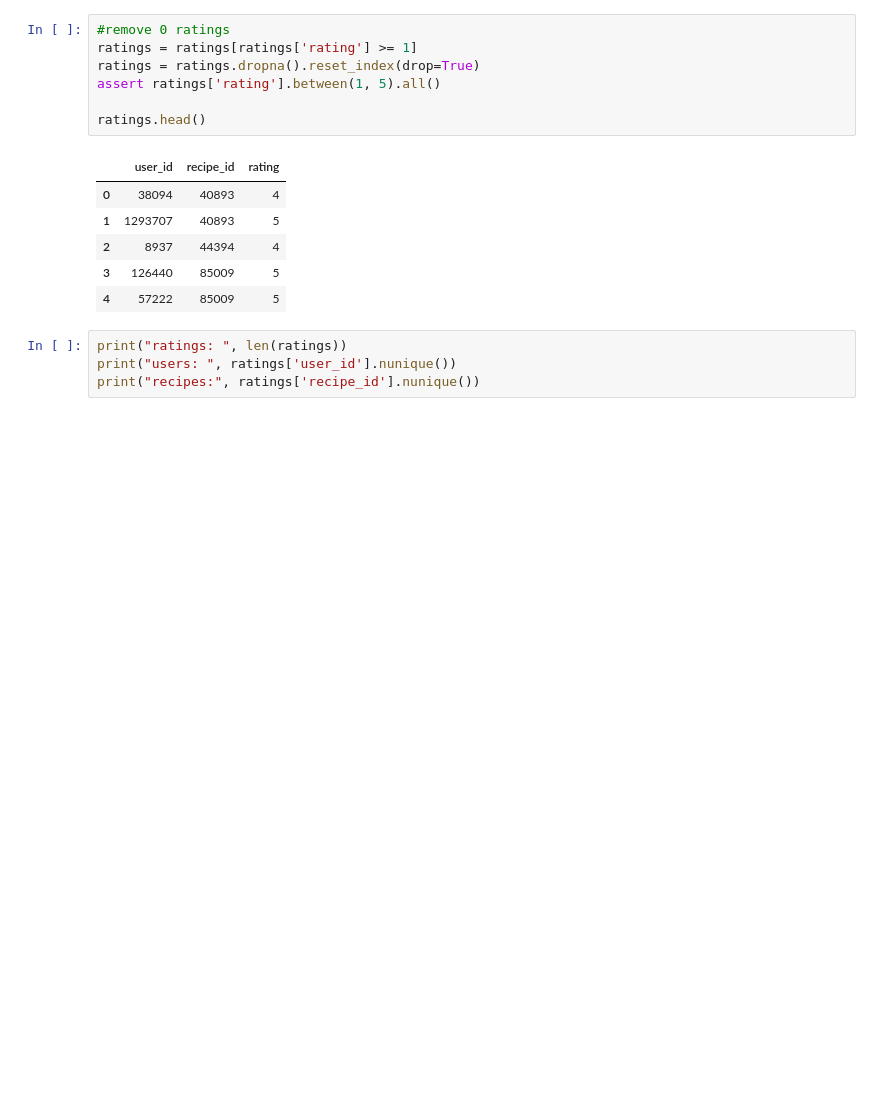
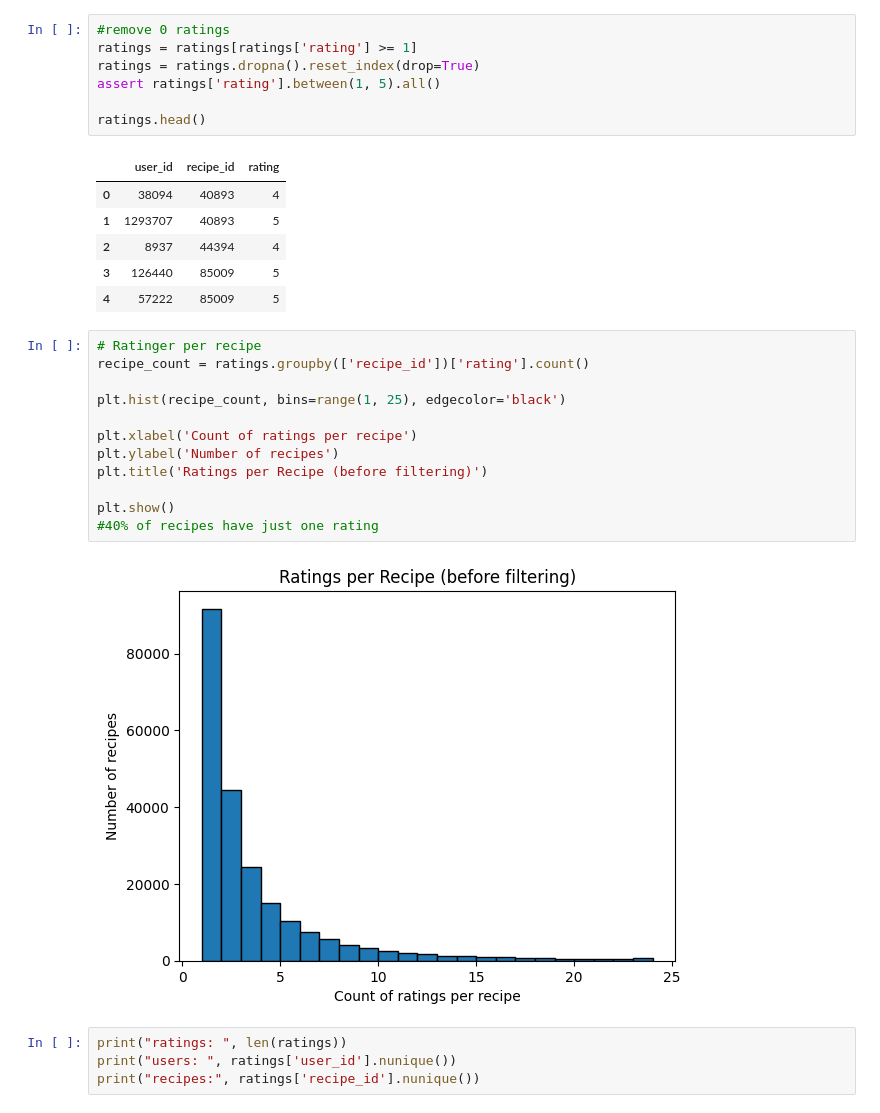
Before and after one commit to angeltveiit/info345--2, a Jupyter notebook: data_cleaning.ipynb, the cells around one changed output. Cells and saved outputs as stored; diff of their text form; blank space fills up the shorter version.

```diff
--- a/data_cleaning.ipynb
+++ b/data_cleaning.ipynb
@@ -40,6 +58,20 @@ ratings.head()
 | 2 | 8937 | 44394 | 4 |
 | 3 | 126440 | 85009 | 5 |
 | 4 | 57222 | 85009 | 5 |
+# %%
+# Ratinger per recipe
+recipe_count = ratings.groupby(['recipe_id'])['rating'].count()
+
+plt.hist(recipe_count, bins=range(1, 25), edgecolor='black')
+
+plt.xlabel('Count of ratings per recipe')
+plt.ylabel('Number of recipes')
+plt.title('Ratings per Recipe (before filtering)')
+
+plt.show()
+#40% of recipes have just one rating
+# %% [output]
+[figure, added]
 # %%
 print("ratings: ", len(ratings))
 print("users: ", ratings['user_id'].nunique())
```
Also changed, not shown: parts of 9 cells of this notebook, 4 other files.
